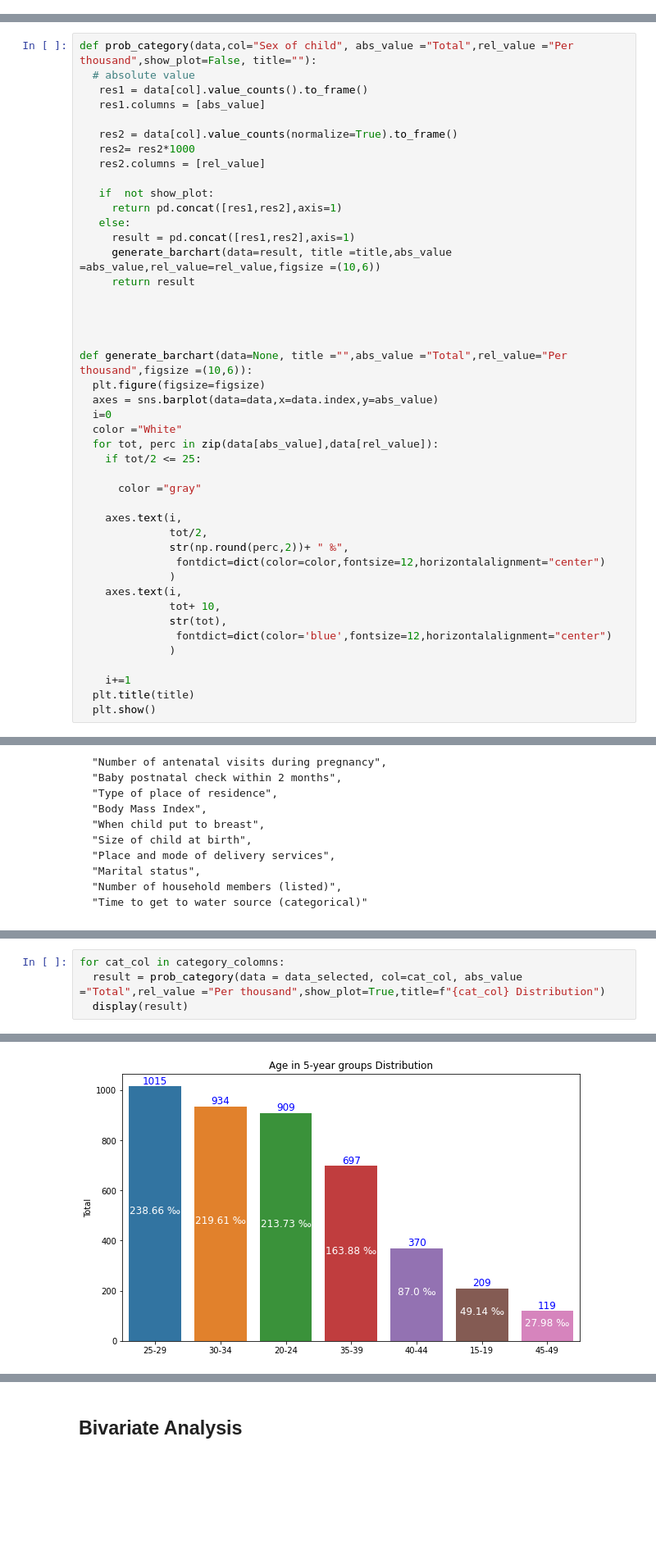
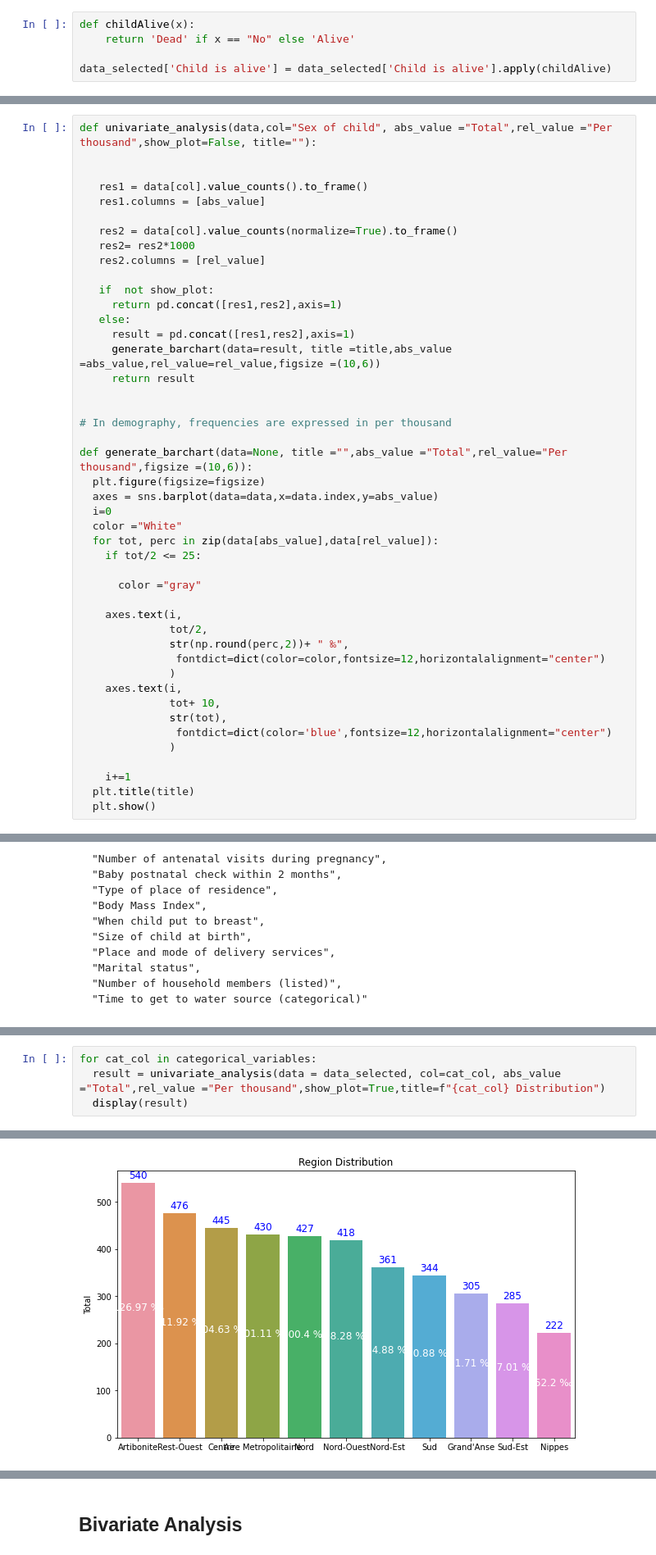
Before and after one commit to bolossi509/Capstone-Project, a Jupyter notebook: children_under_5.ipynb, the cells around one changed output, grey strips where cells are left out. Shown at 82% size. Cells and saved outputs as stored; diff of their text form; blank space fills up the shorter version.

```diff
--- a/children_under_5.ipynb
+++ b/children_under_5.ipynb
@@ -929,0 +805,5 @@ Name: Child is alive, dtype: float64
+# %%
+def childAlive(x):
+    return 'Dead' if x == "No" else 'Alive'
+
+data_selected['Child is alive'] = data_selected['Child is alive'].apply(childAlive)
@@ -932,8 +818,9 @@ Name: Child is alive, dtype: float64
 # %% [markdown]
 #### For the Univariate Analysis, we will build 2 functions: One to generate the frequency tables, one to generate the Bar Plots
 # %%
-def prob_category(data,col="Sex of child", abs_value ="Total",rel_value ="Per thousand",show_plot=False, title=""):
-  # absolute value
+def univariate_analysis(data,col="Sex of child", abs_value ="Total",rel_value ="Per thousand",show_plot=False, title=""):
+
+
    res1 = data[col].value_counts().to_frame()
    res1.columns = [abs_value]
 
@@ -949,7 +836,7 @@ def prob_category(data,col="Sex of child", abs_value ="Total",rel_value ="Per th
      return result
 
 
-
+# In demography, frequencies are expressed in per thousand
 
 def generate_barchart(data=None, title ="",abs_value ="Total",rel_value="Per thousand",figsize =(10,6)):
   plt.figure(figsize=figsize)
@@ -1010,5 +898,5 @@ category_colomns = ["Child is alive", "Sex of child", "Birth order number", "Pre
 # %%
-for cat_col in category_colomns:
-  result = prob_category(data = data_selected, col=cat_col, abs_value ="Total",rel_value ="Per thousand",show_plot=True,title=f"{cat_col} Distribution")
+for cat_col in categorical_variables:
+  result = univariate_analysis(data = data_selected, col=cat_col, abs_value ="Total",rel_value ="Per thousand",show_plot=True,title=f"{cat_col} Distribution")
   display(result)
 # %% [output]
@@ -1036,2 +929,2 @@ for cat_col in category_colomns:
-[figure, old version]
+[figure, new version]
 |  | Total | Per thousand |
```
Also changed, not shown: parts of 147 cells of this notebook.
